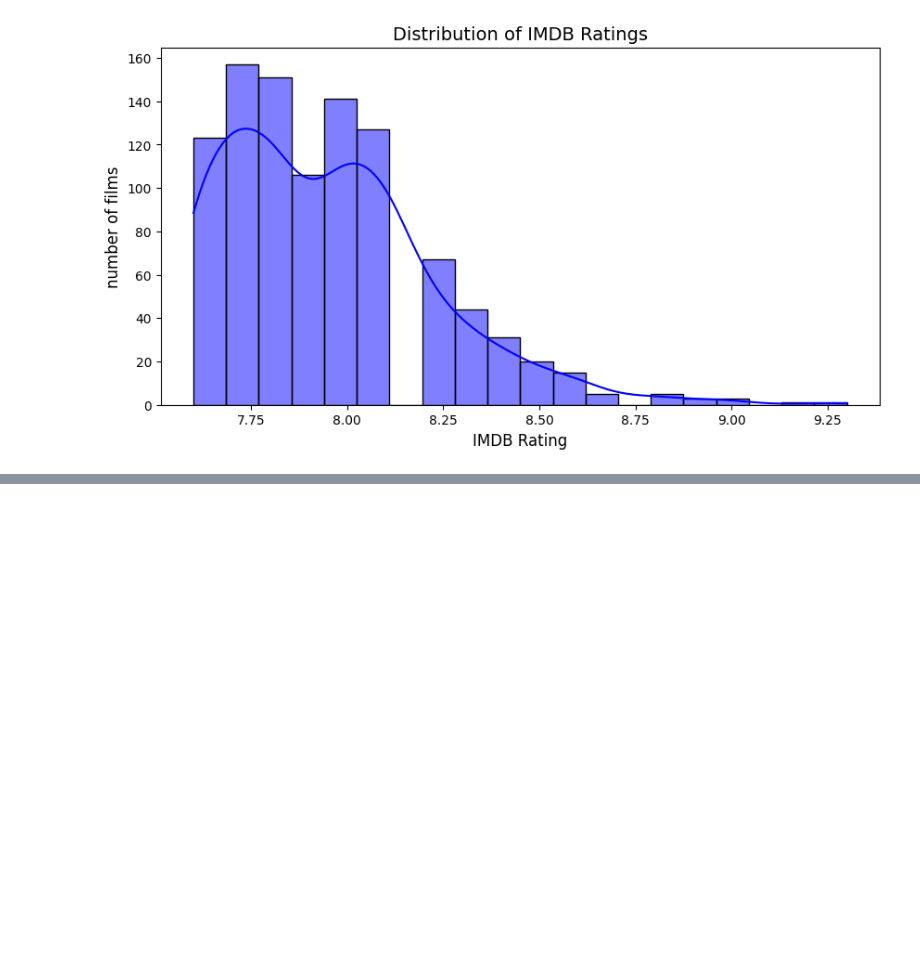
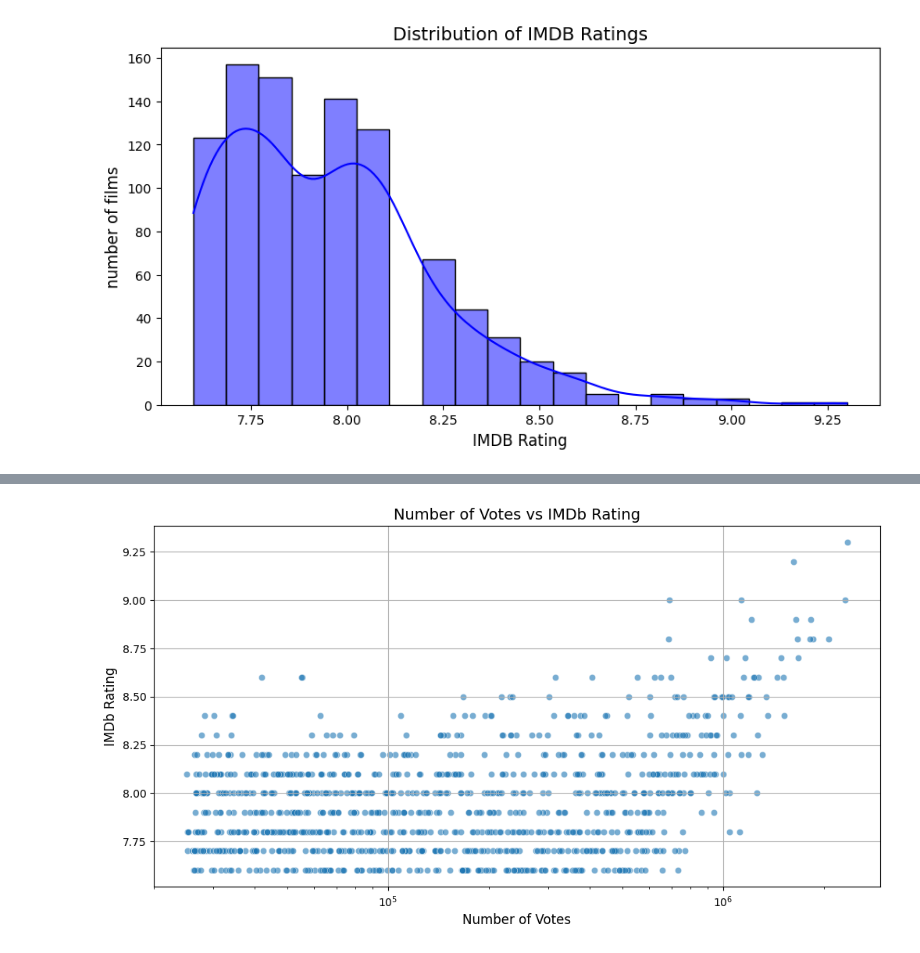
Before and after one commit to Asalghaani/IMDB--Analysis, a Jupyter notebook: Notebooks/IMDB_Analysis.ipynb, the cells around one changed output, grey strips where cells are left out. Drawn from its saved outputs; the diff is of its cells as text; code cells hidden in the pictures; blank space fills up the shorter version.

```diff
--- a/Notebooks/IMDB_Analysis.ipynb
+++ b/Notebooks/IMDB_Analysis.ipynb
@@ -77,0 +118,11 @@ plt.show()
+# %%
+plt.figure(figsize=(12,6))
+sns.scatterplot(x=df["No_of_Votes"], y=df["IMDB_Rating"], alpha=0.6)
+plt.title("Number of Votes vs IMDb Rating", fontsize=14)
+plt.xlabel("Number of Votes", fontsize=12)
+plt.ylabel("IMDb Rating", fontsize=12)
+plt.xscale("log")
+plt.grid(True)
+plt.show()
+# %% [output]
+[figure, added]
```
Also changed, not shown: parts of 3 cells of this notebook.
